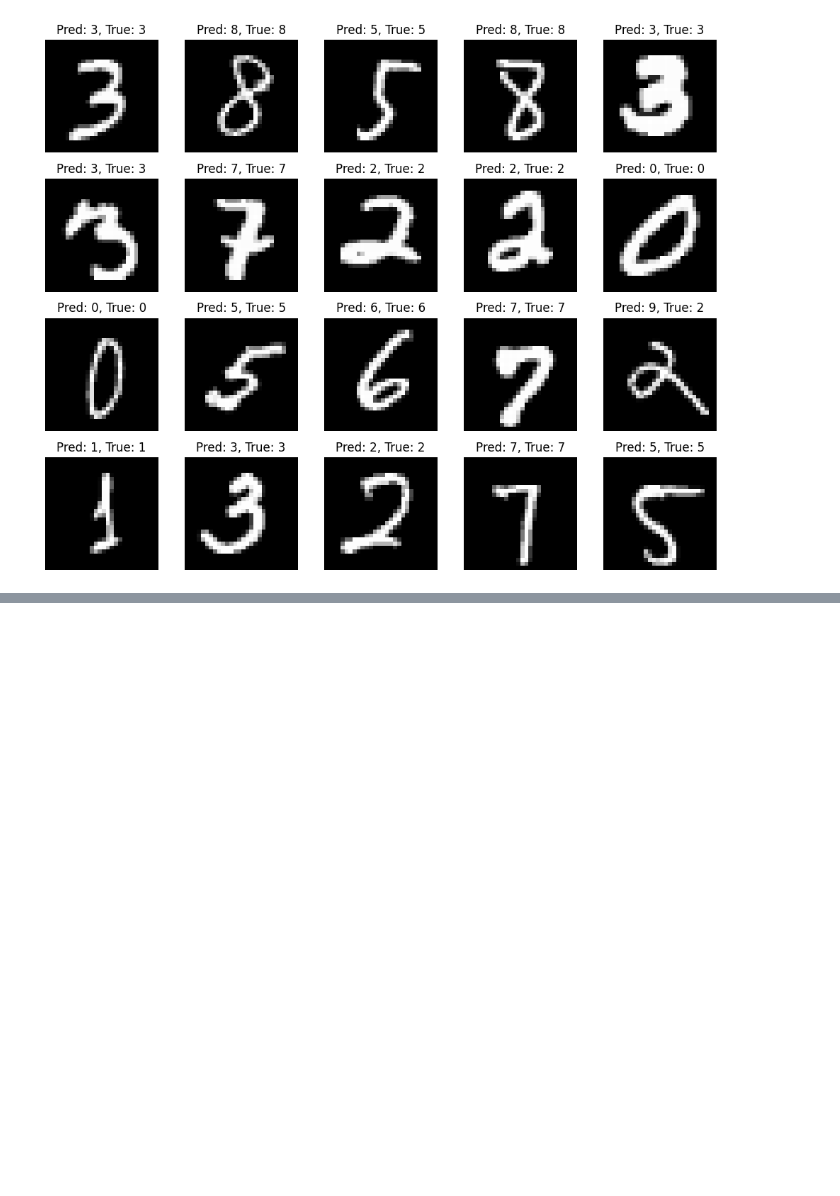
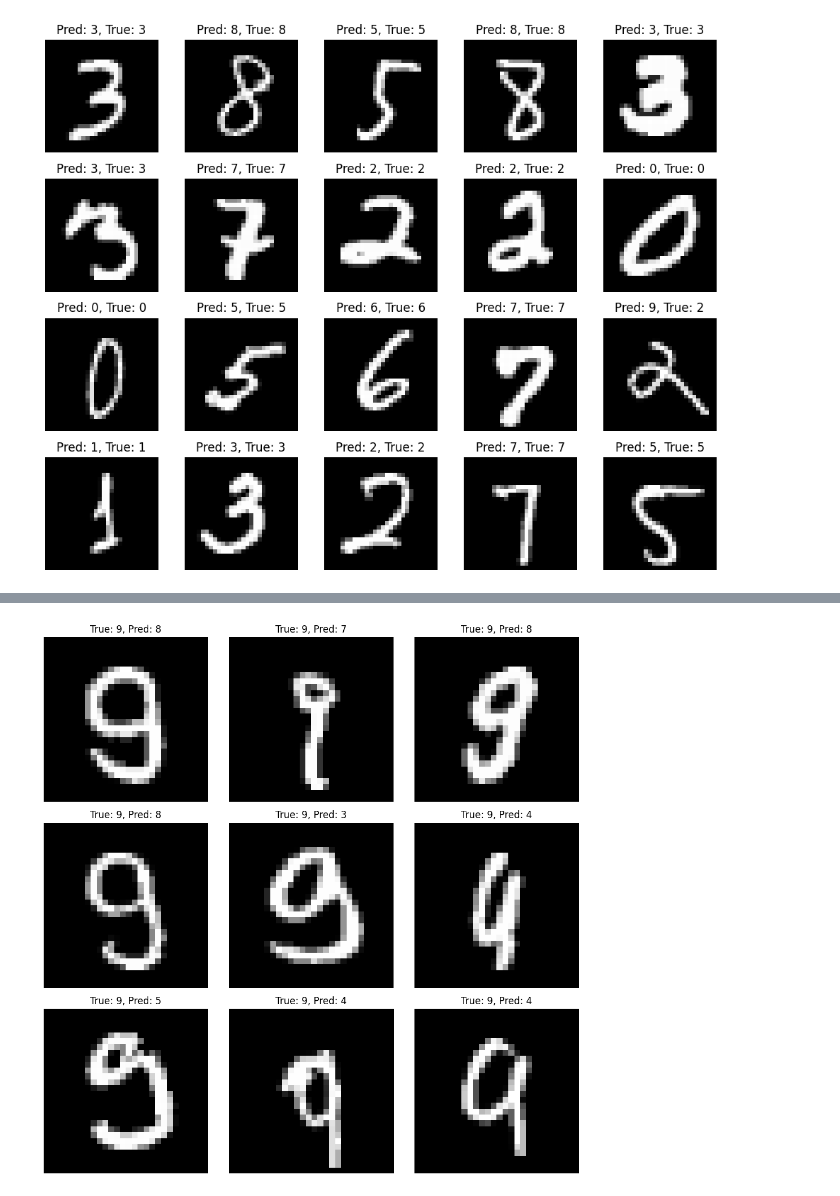
Before and after one commit to ksetdekov/grokking-deep-learning, a Jupyter notebook: Ch10.kernels.ipynb, the cells around one changed output, grey strips where cells are left out. Saved outputs shown, nothing was run; the diff lists cells and outputs as text; code cells hidden in the pictures; blank space fills up the shorter version.

```diff
--- a/Ch10.kernels.ipynb
+++ b/Ch10.kernels.ipynb
@@ -293,0 +349,28 @@ draw_random_images(model, test_ds, num_images=20)
+# %%
+# show 9s that were misclassified
+
+def show_misclassified_nines(model, dataset):
+    model.eval()
+    misclassified_nines = []
+    with torch.no_grad():
+        for x, y in dataset:
+            # x: [1, 28, 28], y: scalar
+            x_batch = x.unsqueeze(0)  # [1, 1, 28, 28]
+            logits = model(x_batch)
+            pred = logits.argmax(dim=1).item()
+            if y.item() == 9 and y.item() != pred:
+                misclassified_nines.append((x, y, torch.tensor(pred)))
+    return misclassified_nines
+
+misclassified_nines = show_misclassified_nines(model, test_ds)
+def plot_misclassified_nines(misclassified_nines):
+    fig, axes = plt.subplots(3, 3, figsize=(10, 10))
+    for ax, (img, label, pred) in zip(axes.flatten(), misclassified_nines[:9]):
+        ax.imshow(img.squeeze(), cmap='gray')
+        ax.set_title(f"True: {label.item()}, Pred: {pred.item()}")
+        ax.axis('off')
+    plt.tight_layout()
+    plt.show()
+plot_misclassified_nines(misclassified_nines)
+# %% [output]
+[figure, added]
```
Also changed, not shown: parts of 2 cells of this notebook.
